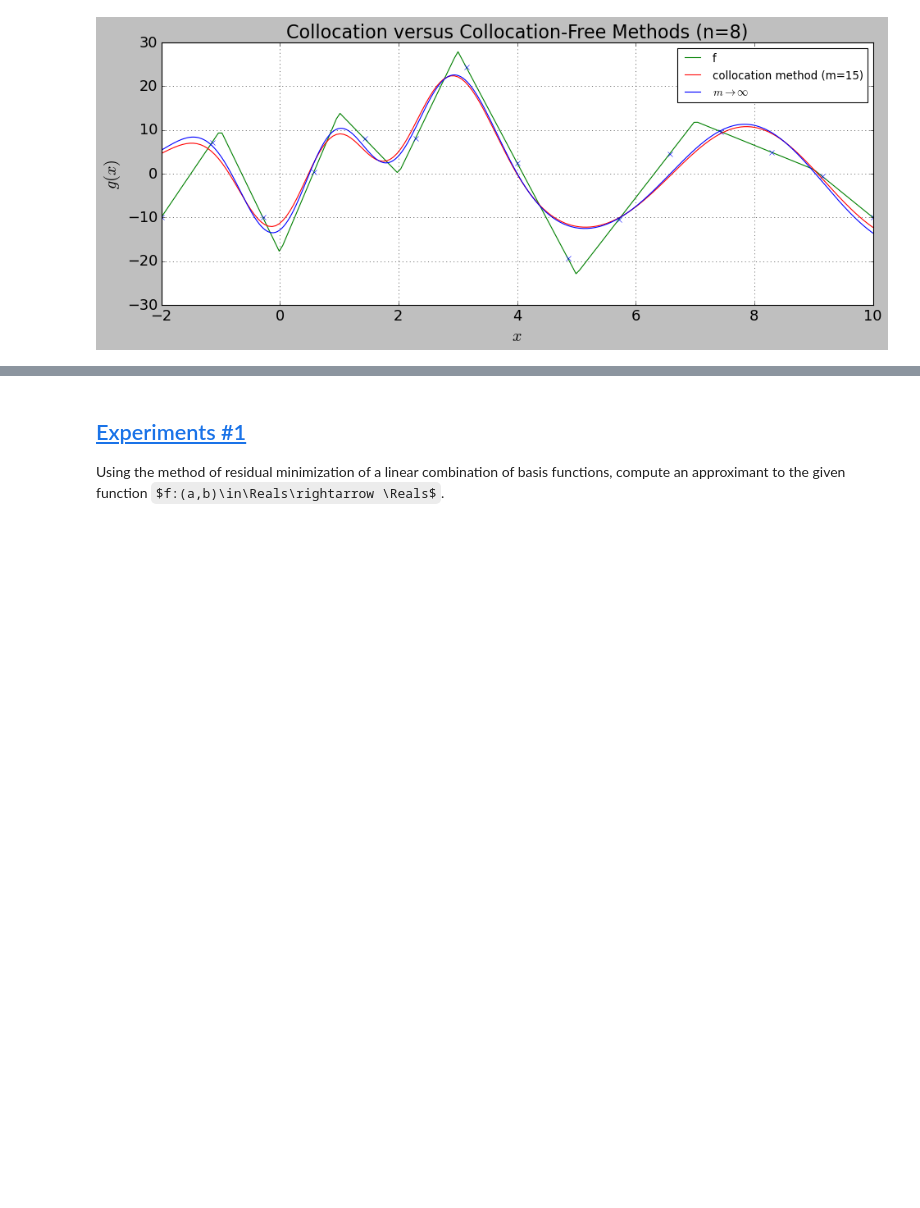
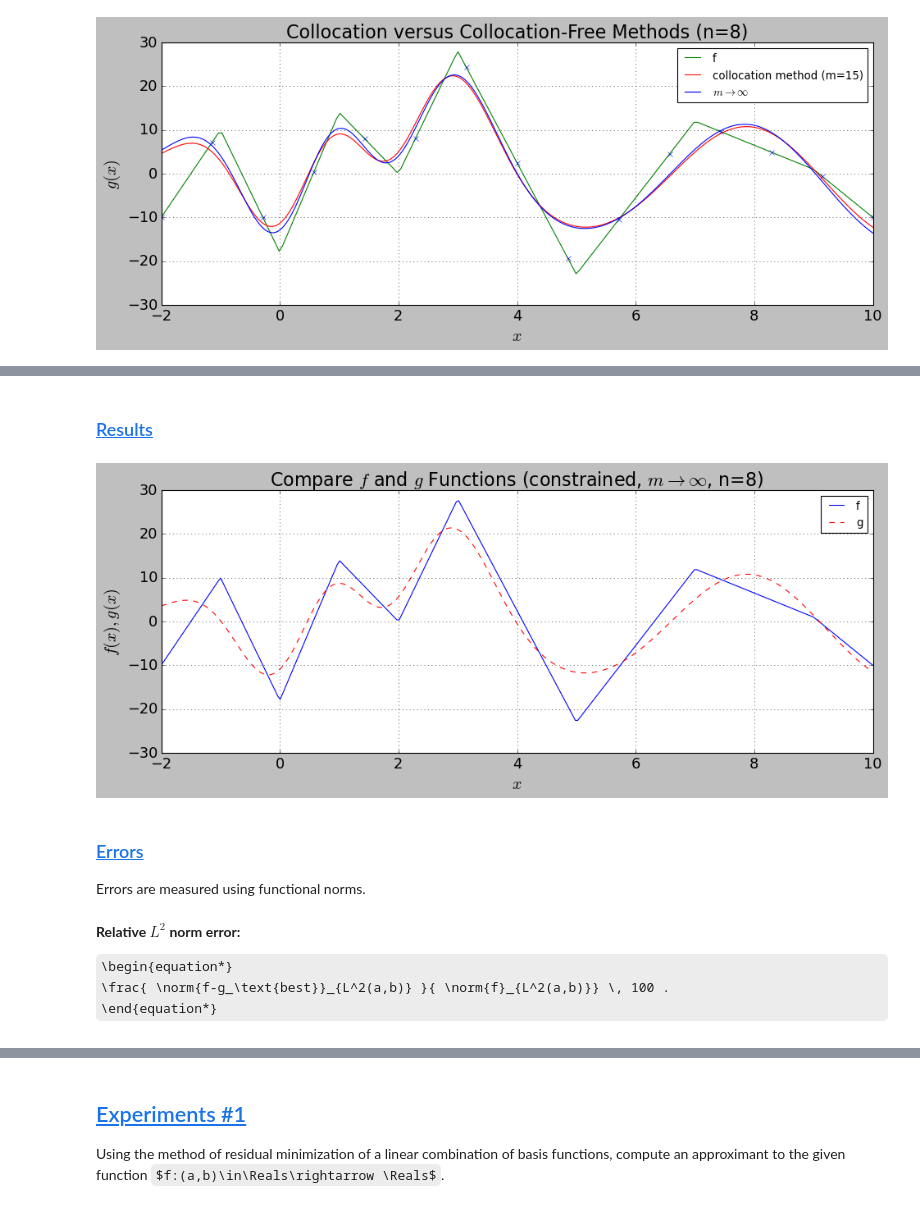
Before and after one commit to dpploy/engy-5330, a Jupyter notebook: notebooks/03-wavelets-lsq-residual.ipynb, the cells around one changed output, grey strips where cells are left out. Saved outputs shown, nothing was run; the diff lists cells and outputs as text; code cells hidden in the pictures; some formulas as TeX source; blank space fills up the shorter version.

Commit message:
Constrained optimization

```diff
--- a/notebooks/03-wavelets-lsq-residual.ipynb
+++ b/notebooks/03-wavelets-lsq-residual.ipynb
@@ -444,8 +448,8 @@ where $\Amtrx(\xvec)$ is the Fourier basis functions evaluation matrix for any g
 # %%
 '''Build the best approximant function'''
 
-def g_best_vec_func(x_pts):
-    a_mtrx = wb.evaluation_matrix(x_pts)
+def g_best_vec_func(x):
+    a_mtrx = wb.evaluation_matrix(x)
     return a_mtrx@c_star_vec
 # %% [markdown]
 ### [Results](#toc)<a id="cont-res"></a>
@@ -574,0 +618,8 @@ plt.show()
+# %%
+'''Build load vector'''
+
+b_vec = np.zeros(len(wb.basis_func_list), dtype=np.float64)
+
+for i, phi_i in enumerate(wb.basis_func_list):
+    (b_vec[i], _) = quad(lambda x: f.values(x) * phi_i(x), x_min, x_max, limit=100) \
+                  + f.values(x_min)*phi_i(x_min) + f.values(x_max)*phi_i(x_max)
@@ -574,0 +644,4 @@ plt.show()
+# %%
+'''Compute optimal coefficient vector'''
+
+c_star_vec = solve(gram_mtrx, b_vec)
@@ -574,0 +658,29 @@ plt.show()
+# %%
+'''Build the best approximant function'''
+
+def g_best_vec_func(x_pts):
+    a_mtrx = wb.evaluation_matrix(x_pts)
+    return a_mtrx@c_star_vec
+# %% [markdown]
+### [Results](#toc)<a id="ctr_cont-res"></a>
+# %%
+'''Plot comparison of f and g_best_vec'''
+
+n_pts = max(2*m, 300)
+x_pts = np.linspace(x_min, x_max, n_pts)
+
+g_best_vec_3 = g_best_vec_func(x_pts)
+
+f.plot(g=(x_pts,g_best_vec_3), n_plot_pts=n_pts, title=r'Compare $f$ and $g$ Functions (constrained, $m\rightarrow\infty$, n='+str(len(wb.basis_func_list))+')')
+# %% [output]
+[figure, added]
+# %% [markdown]
+### [Errors](#toc)<a id="ctr_cont-error"></a>
+
+Errors are measured using functional norms.
+# %% [markdown]
+**Relative $L^2$ norm error:**
+
+\begin{equation*}
+ \frac{ \norm{f-g_\text{best}}_{L^2(a,b)} }{ \norm{f}_{L^2(a,b)}} \, 100 .
+\end{equation*}
```
Also changed, not shown: parts of 38 cells of this notebook, 5 other files.
